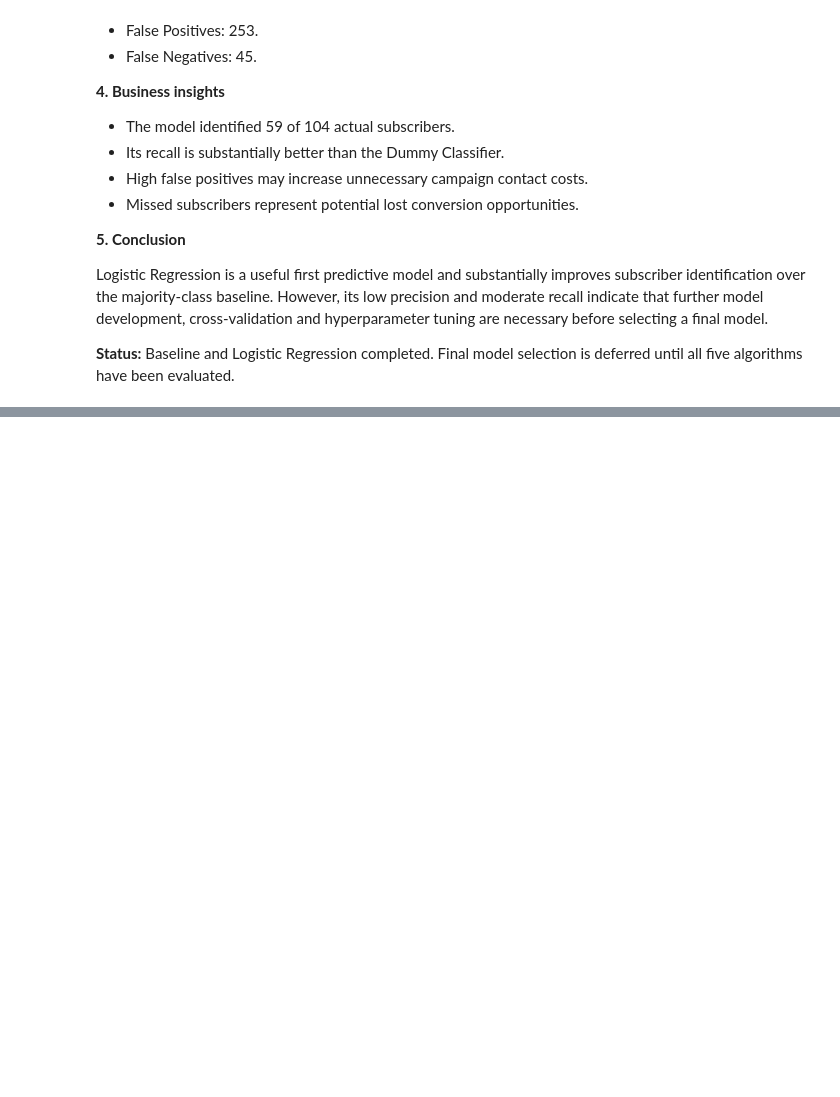
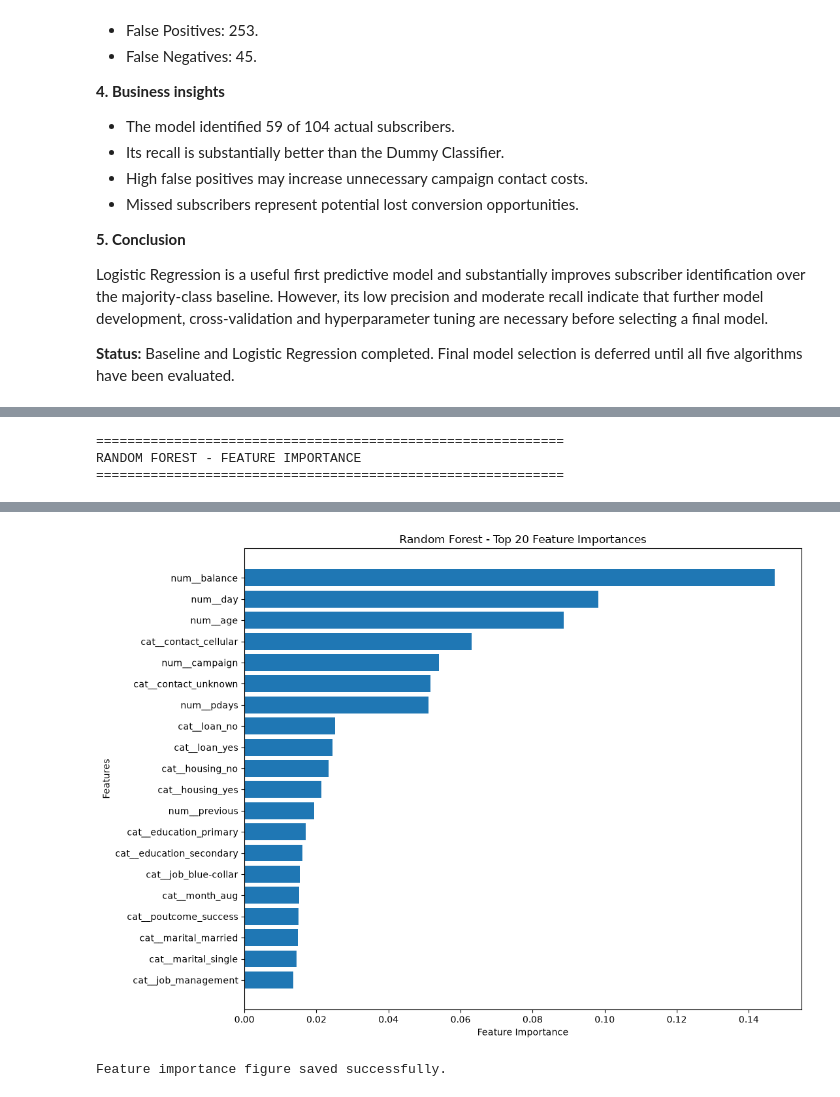
Before and after one commit to ajeetsherkar/Bank-Marketing-ML-PBL, a Jupyter notebook: notebooks/05_model_development.ipynb, the cells around one changed output, grey strips where cells are left out. Cells and saved outputs as stored; diff of their text form; code cells hidden in the pictures; blank space fills up the shorter version.

```diff
--- a/notebooks/05_model_development.ipynb
+++ b/notebooks/05_model_development.ipynb
@@ -739,0 +1057,70 @@ Logistic Regression is a useful first predictive model and substantially improve
+# %%
+# ==========================================
+# SESSION 9 - RANDOM FOREST FEATURE IMPORTANCE
+# ==========================================
+
+# Access fitted preprocessing and Random Forest
+fitted_preprocessor = random_forest_pipeline.named_steps[
+    "preprocessor"
+]
+
+fitted_random_forest = random_forest_pipeline.named_steps[
+    "model"
+]
+
+# Get transformed feature names
+feature_names = fitted_preprocessor.get_feature_names_out()
+
+# Extract feature importance
+importance_values = fitted_random_forest.feature_importances_
+
+# Create importance DataFrame
+feature_importance_df = pd.DataFrame({
+    "Feature": feature_names,
+    "Importance": importance_values
+})
+
+# Sort by importance
+feature_importance_df = feature_importance_df.sort_values(
+    by="Importance",
+    ascending=False
+).reset_index(drop=True)
+
+print("=" * 60)
+print("RANDOM FOREST - FEATURE IMPORTANCE")
+print("=" * 60)
+
+display(feature_importance_df.head(20).round(5))
+
+# Plot top 20 features
+top_features = feature_importance_df.head(20).sort_values(
+    by="Importance",
+    ascending=True
+)
+
+plt.figure(figsize=(11, 8))
+
+plt.barh(
+    top_features["Feature"],
+    top_features["Importance"]
+)
+
+plt.xlabel("Feature Importance")
+plt.ylabel("Features")
+plt.title("Random Forest - Top 20 Feature Importances")
+
+plt.tight_layout()
+
+plt.savefig(
+    IMAGE_DIR / "05_random_forest_feature_importance.png",
+    dpi=300,
+    bbox_inches="tight"
+)
+
+plt.show()
+
+print("\nFeature importance figure saved successfully.")
+# %% [output]
+============================================================
+RANDOM FOREST - FEATURE IMPORTANCE
+============================================================
@@ -739,0 +1144,2 @@ Logistic Regression is a useful first predictive model and substantially improve
+[figure, added]
+Feature importance figure saved successfully.
```
Also changed, not shown: parts of 6 cells of this notebook, 3 other files.
